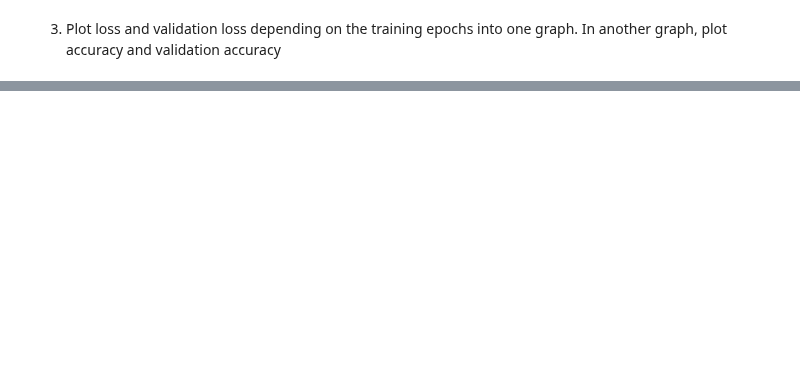
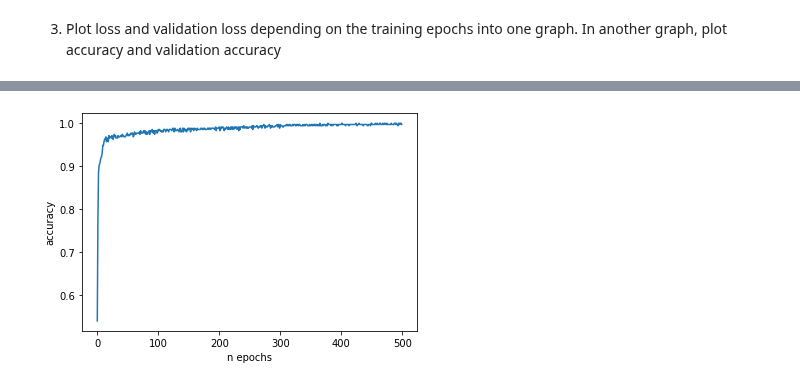
Before and after one commit to Dan5049/MPC-MLF, a Jupyter notebook: cv05/Lab_05_task.ipynb, the cells around one changed output, grey strips where cells are left out. Cells and saved outputs as stored; diff of their text form; code cells hidden in the pictures; blank space fills up the shorter version.

```diff
--- a/cv05/Lab_05_task.ipynb
+++ b/cv05/Lab_05_task.ipynb
@@ -278,0 +395,8 @@ The target value also has to be encoded. This can be done by one-hot encoding or
+# %%
+plt.figure()
+plt.plot(history2.history['accuracy'])
+plt.xlabel('n epochs')
+plt.ylabel('accuracy')
+plt.show()
+# %% [output]
+[figure, added]
```
Also changed, not shown: parts of 21 cells of this notebook.
